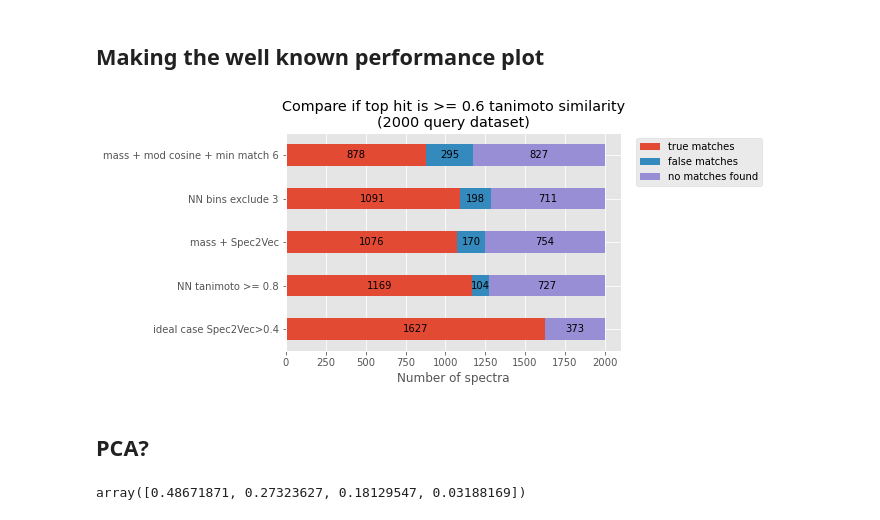
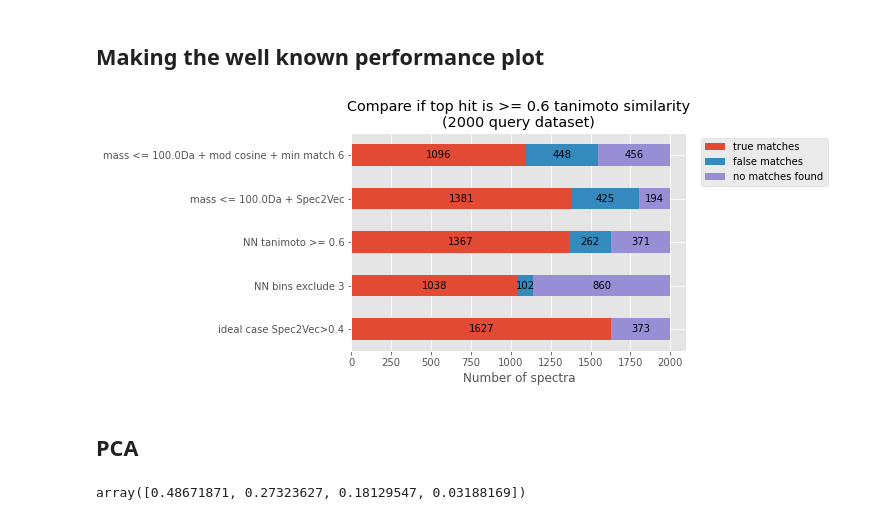
Before and after one commit to louwenjjr/improve_library_matching, a Jupyter notebook: 3-predicting-more-labels.ipynb, the cells around one changed output. Saved outputs shown, nothing was run; the diff lists cells and outputs as text; code cells hidden in the pictures.

```diff
--- a/3-predicting-more-labels.ipynb
+++ b/3-predicting-more-labels.ipynb
@@ -445,8 +445,9 @@ def train_nn(X_train, y_train, X_test, y_test, layers = [12, 12, 12, 12, 12, 1],
 
     return nn_model, history, accuracy, loss
 # %%
-test_layers = [10,24,24,24,1]
-model_name = os.path.join(path_data, 'nn_2000_queries_top20_1')
+test_layers = [10,24,1]
+#model_name = os.path.join(path_data, 'nn_2000_queries_top20_1')
+model_name = os.path.join(path_data, 'nn_2000_queries_top20_layers_opt_1') #this one tested best see few cells down
 X_tanimoto_top20 = nn_tanimoto_top20_old_and_unique_found_matches_s2v.drop('similarity', axis = 1)
 y_tanimoto_top20 = nn_tanimoto_top20_old_and_unique_found_matches_s2v['similarity']
 X_tanimoto_top20_test = nn_tanimoto_top20_new_and_unique2_found_matches_s2v.drop('similarity', axis = 1)
@@ -512,11 +538,20 @@ for t in pred_thresholds:
 # %%
-plt.scatter(recalls, precisions)
+from math import log
+plt.figure(figsize=(6,5))
+plt.scatter(recalls, precisions, label = 'NN tanimoto')
+plt.scatter(recalls_s2v, precisions_s2v, label = 's2v_score + mass diff <= {:.1f}Da'.format(log(m_thres, 0.93)))
 #add text label for each point
 for i, threshold in enumerate(pred_thresholds):
     plt.annotate(">{:.2}".format(threshold),
                 (recalls[i], precisions[i]),
-                textcoords="offset points", xytext=(2, 5))
+                textcoords="offset points", xytext=(2, 5), size = 8)
+    plt.annotate(">{:.2}".format(threshold),
+                (recalls_s2v[i], precisions_s2v[i]),
+                textcoords="offset points", xytext=(-22, -15), size = 8)
+plt.legend(loc='lower left')
 plt.xlabel("Recall")
 plt.ylabel("Precision")
-plt.title("Precision vs Recall of different NN tanimoto prediction cutoffs\nover whole test set")
+plt.ylim(0.35,1)
+plt.xlim(0,1.05)
+plt.title("Precision vs Recall\nof s2v_score and predicted tanimoto predicting a match >0.6\nusing different cutoffs over whole test set")
 # %% [output]
@@ -936,8 +961,8 @@ test_sim_s2v = []
 ideal_case_top20 = []
 test_bins_nn_top20_overs = []
 
-pred_thresh = 0.8
-mass_sim_thresh = 0.95
+pred_thresh = 0.6
+mass_sim_thresh = 0.000705
 restr_nn = False # do mass+spec2vec restricitons on nn models
 highest_pred = False # take highest prediction instead of first prediction over threshold
 highest_class = True # take highest predicted class instead of first prediction over threshold
@@ -1044,16 +1069,19 @@ test_sim_s2v_arr = np.array(test_sim_s2v)
 ideal_case_top20_arr = np.array(ideal_case_top20)
 test_bins_nn_top20_overs_arr = np.array(test_bins_nn_top20_overs)
 # %%
+from math import log
 plt.style.use('ggplot')
+da_diff = log(mass_sim_thresh, 0.93)
+
 if restr_nn:
-    ylabels = ['mass + mod cosine + min match 6',
-               'mass + Spec2Vec',
-               'mass + Spec2Vec + NN tanimoto >= {}'.format(pred_thresh),
+    ylabels = ['mass <= {:.1f}Da + mod cosine + min match 6'.format(da_diff),
+               'mass <= {:.1f}Da + Spec2Vec'.format(da_diff),
+               'mass <= {:.1f}Da + Spec2Vec + NN tanimoto >= {}'.format(da_diff, pred_thresh),
                'ideal case Spec2Vec>0.4',
-               'mass + Spec2Vec + NN bins exclude {}'.format(', '.join(bins_exclude))]
+               'mass + Spec2Vec + NN bins exclude {}'.format(', '.join(map(str,bins_exclude)))]
 else:
-    ylabels = ['mass + mod cosine + min match 6',
-               'mass + Spec2Vec',
+    ylabels = ['mass <= {:.1f}Da + mod cosine + min match 6'.format(da_diff),
+               'mass <= {:.1f}Da + Spec2Vec'.format(da_diff),
                'NN tanimoto >= {}'.format(pred_thresh),
                'ideal case Spec2Vec>0.4',
                'NN bins exclude {}'.format(', '.join(map(str,bins_exclude)))]
@@ -1061,36 +1089,36 @@ xlabels = ['true matches', 'false matches', 'no matches found']
           #'mass + mod.cosine \n + as backup: Spec2Vec + mod.cosine']
 data = np.array([[np.sum(test_sim_mcos_arr == 1), np.sum(test_sim_mcos_arr == 0), np.sum(test_sim_mcos_arr == -1)],
                  [np.sum(test_sim_s2v_arr == 1), np.sum(test_sim_s2v_arr == 0), np.sum(test_sim_s2v_arr == -1)],
                  [np.sum(test_tan_nn_top20_arr == 1), np.sum(test_tan_nn_top20_arr == 0), np.sum(test_tan_nn_top20_arr == -1)],
                  [np.sum(ideal_case_top20_arr == 1), np.sum(ideal_case_top20_arr == 0), np.sum(ideal_case_top20_arr == -1)],
                  [np.sum(test_bins_nn_top20_overs_arr == 1), np.sum(test_bins_nn_top20_overs_arr == 0), np.sum(test_bins_nn_top20_overs_arr == -1)]])
 
 dataframe = pd.DataFrame(data, columns=xlabels, index=ylabels)
 
 #fig, ax = plt.subplots(figsize=(5, 5))
 ax = dataframe.sort_values(by=['false matches'], ascending=True).plot.barh(stacked=True, edgecolor='none', figsize=(6, 4))
 
 for p in ax.patches:
     width, height = p.get_width(), p.get_height()
     x, y = p.get_xy()
     if width != 0:
         ax.text(x+width/2,
                 y+height/2,
                 '{:.0f}'.format(width),
                 horizontalalignment='center',
                 verticalalignment='center')
 
 horiz_offset = 1.03
 vert_offset = 1.
 ax.legend(bbox_to_anchor=(horiz_offset, vert_offset))
 plt.xlabel('Number of spectra')
 plt.title('Compare if top hit is >= {} tanimoto similarity\n(2000 query dataset)'.format(sim_threshold))
 #plt.figure(figsize=(5,5))
 plt.show()
 # %% [output]
-[figure, old version]
+[figure, new version]
 # %% [markdown]
-## PCA?
+## PCA
 # %%
 from sklearn.decomposition import PCA
 pca = PCA(n_components=4)
```
Also changed, not shown: parts of 11 cells of this notebook.
